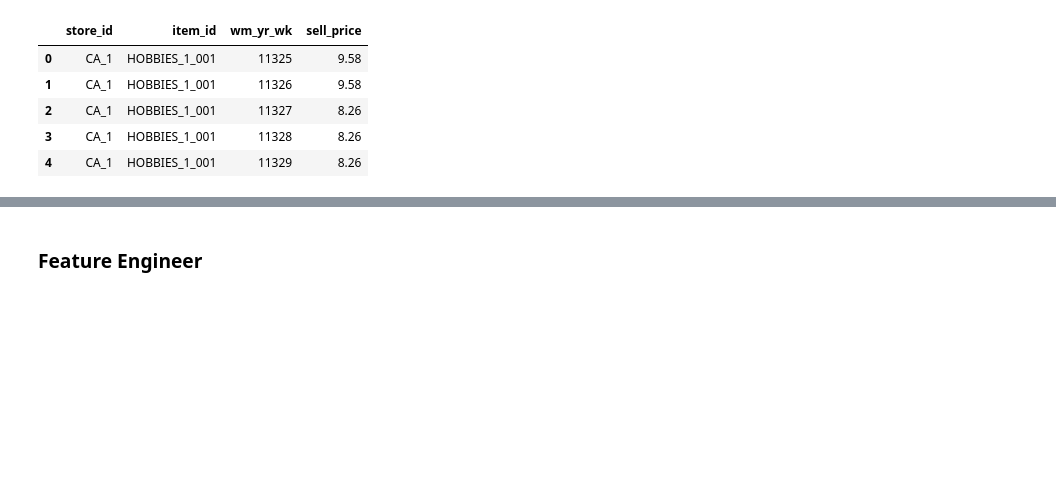
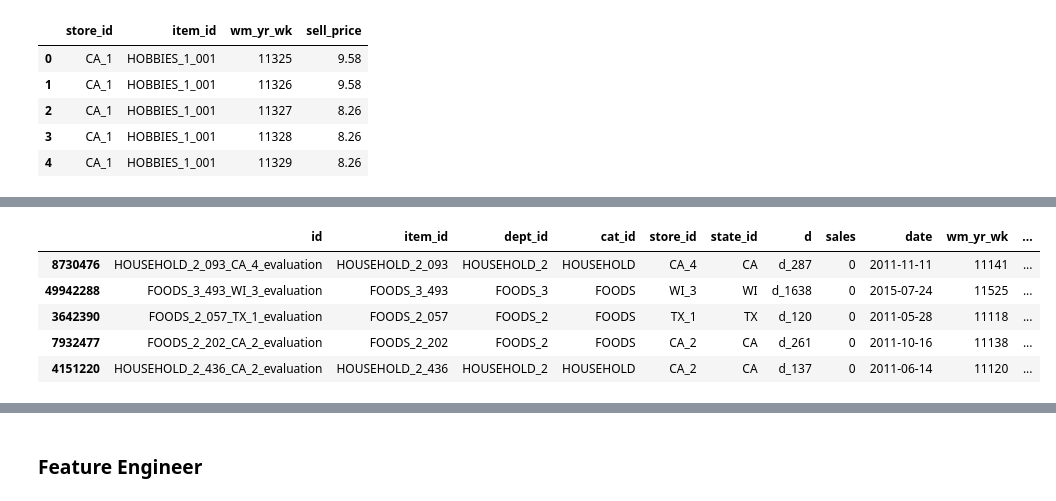
Before and after one commit to Clairey33/IOE541-Project----From-Forecasts-to-Fulfillment, a Jupyter notebook: Code/lgbm_forecast.ipynb, the cells around one changed output, grey strips where cells are left out. Drawn from its saved outputs; the diff is of its cells as text; code cells hidden in the pictures; blank space fills up the shorter version.

```diff
--- a/Code/lgbm_forecast.ipynb
+++ b/Code/lgbm_forecast.ipynb
@@ -104,7 +115,12 @@ prices.head()
 # %%
-# Melt sales data
+# Melt data
 id_vars = ['id', 'item_id', 'dept_id', 'cat_id', 'store_id', 'state_id']
 sales_long = pd.melt(sales,
                      id_vars=id_vars,
                      var_name='d',
                      value_name='sales')
+
+eval_sales_long = pd.melt(eval_sales,
+                     id_vars=id_vars,
+                     var_name='d',
+                     value_name='sales')
@@ -129,0 +157,9 @@ sales_long.head(5)
+# %%
+eval_sales_long.sample(5)
+# %% [output]
+|  | id | item_id | dept_id | cat_id | store_id | state_id | d | sales | date | wm_yr_wk | ... |
+| 8730476 | HOUSEHOLD_2_093_CA_4_evaluation | HOUSEHOLD_2_093 | HOUSEHOLD_2 | HOUSEHOLD | CA_4 | CA | d_287 | 0 | 2011-11-11 | 11141 | ... |
+| 49942288 | FOODS_3_493_WI_3_evaluation | FOODS_3_493 | FOODS_3 | FOODS | WI_3 | WI | d_1638 | 0 | 2015-07-24 | 11525 | ... |
+| 3642390 | FOODS_2_057_TX_1_evaluation | FOODS_2_057 | FOODS_2 | FOODS | TX_1 | TX | d_120 | 0 | 2011-05-28 | 11118 | ... |
+| 7932477 | FOODS_2_202_CA_2_evaluation | FOODS_2_202 | FOODS_2 | FOODS | CA_2 | CA | d_261 | 0 | 2011-10-16 | 11138 | ... |
+| 4151220 | HOUSEHOLD_2_436_CA_2_evaluation | HOUSEHOLD_2_436 | HOUSEHOLD_2 | HOUSEHOLD | CA_2 | CA | d_137 | 0 | 2011-06-14 | 11120 | ... |
```
Also changed, not shown: parts of 57 cells of this notebook, 9 other files.
